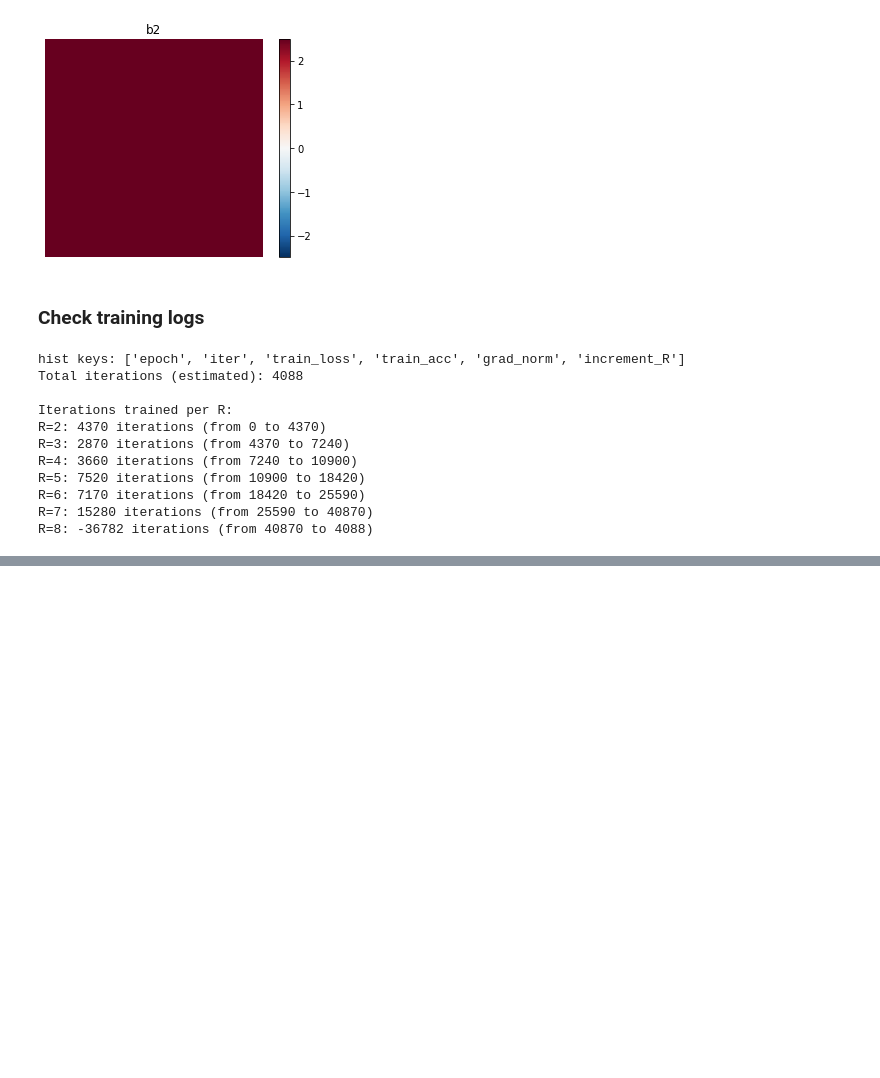
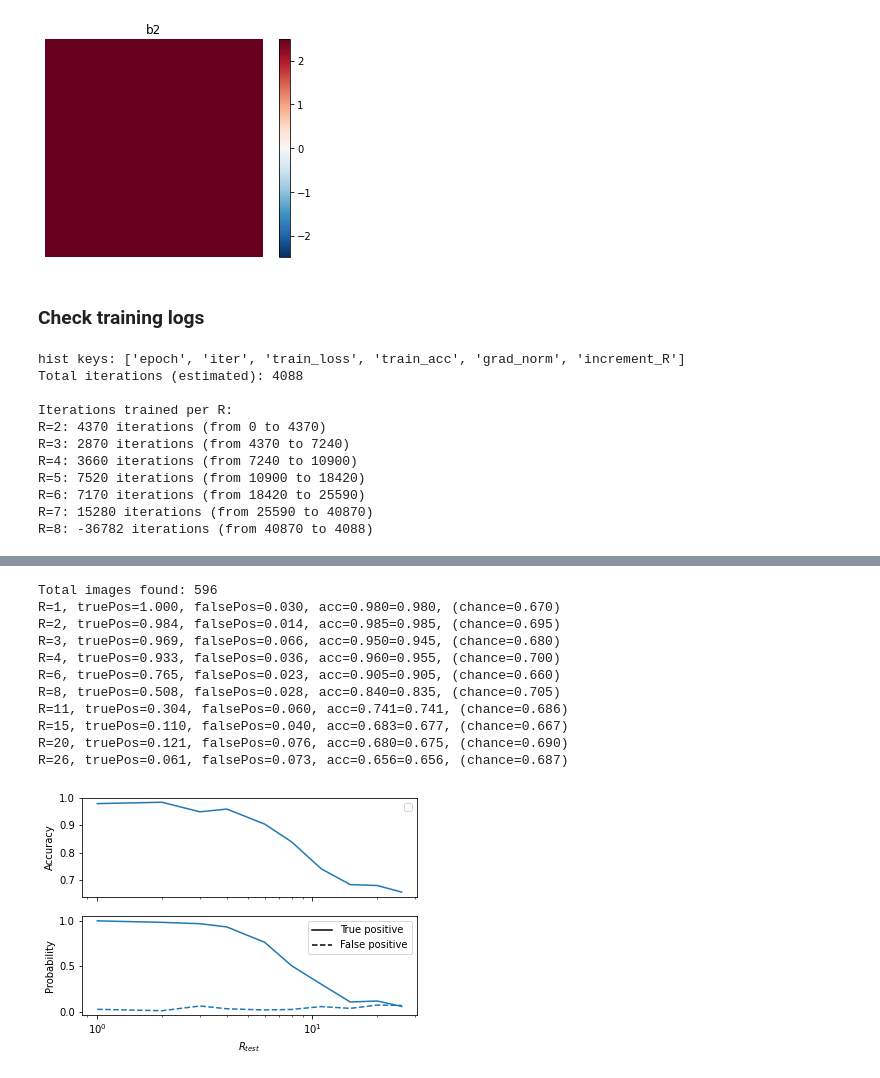
Before and after one commit to RaaghavM/hebbff, a Jupyter notebook: test_hebb_feature.ipynb, the cells around one changed output, grey strips where cells are left out. Saved outputs shown, nothing was run; the diff lists cells and outputs as text; code cells hidden in the pictures; blank space fills up the shorter version.

```diff
--- a/test_hebb_feature.ipynb
+++ b/test_hebb_feature.ipynb
@@ -296,0 +300,80 @@ R=8: -36782 iterations (from 40870 to 4088)
+# %%
+from data import GenRecogClassifyData_AD_Precompute
+import math
+
+IMAGE_DIR = "/home/raaghav/hebbff/Images/Stimuli"
+save_fig_file = "results/gen_plot_feature_and_hebbff_augment_rutis.png"
+base_bank = "precomputed_embeddings/base_bank/rutis_base.npy"
+aug_bank = "precomputed_embeddings/aug_bank/rutis_aug.npy"
+
+
+# Parameters
+Nx = 512  # Raw image feature dimension (from ResNet output)
+d = 128    # Compressed feature dimension
+Nh = 32   # Hidden Hebbian layer size
+Ny = 1    # Output dimension (recognition task)
+
+# Train parameters
+pretrained = "/home/raaghav/hebbff/results/tensor_board_logs_no_freeze_augment_rutis/results/HebbFeature_no_freeze_augment_rutis_(4).pkl"
+Tmul = 20
+Tmin = 200
+P = 0.5 # Probability of repeat
+P2 = 0 # Always do augmentation
+noMultiRep = True
+increment = 'plus1'
+R0 = 2
+Rf = float('inf') # No upper limit on R during training
+# itersToQuit = 2*10**6
+itersToQuit = 20000
+accuracyStopThres = 4.9 # Stop training if average accuracy over last 5 epochs exceeds this threshold
+
+net = HebbFeatureLayer(init=[d, Nh, Ny], Nx=Nx)
+net.load(pretrained)
+
+images_paths = []
+for root, dirs, files in os.walk(IMAGE_DIR):
+    for file in files:
+        if file.lower().endswith(('.png', '.jpg', '.jpeg', '.gif', '.bmp')):
+            images_paths.append(os.path.join(root, file))
+
+print(f"Total images found: {len(images_paths)}")
+
+generator = GenRecogClassifyData_AD_Precompute(image_paths=images_paths, device="cpu", base_bank_npy=base_bank, aug_bank_npy=aug_bank)
+
+def generate_recog_data_batch(T,d,R,P,P2,multiRep,batchSize,**kwargs):
+    x,y = generator(T, R, P, P2, batchSize, multiRep).tensors
+    return TensorDataset(x, y[..., 0:1])
+
+gen_data = lambda R: generate_recog_data_batch(T=min(max(Tmin, R*Tmul), len(images_paths)),
+                                                   d=d,
+                                                   R=R,
+                                                   P=P,
+                                                   P2=P2,
+                                                   softLabels=False,
+                                                   interleave=True,
+                                                   multiRep=(not noMultiRep),
+                                                   batchSize=None,
+                                                   xDataVals='+-')
+if increment.startswith('plus'):
+    n = int(increment[4:])
+    increment = lambda R: R+n
+elif increment.startswith('times'):
+    n = float(increment[5:])
+    increment = lambda R: int(math.ceil(R*n))
+
+testR, testAcc, truePosRate, falsePosRate = get_recog_positive_rates(net, gen_data)
+fig, ax = plot_generalization(testR, testAcc, truePosRate, falsePosRate)
+fig.savefig(save_fig_file, dpi=200, bbox_inches="tight")
+# %% [output]
+Total images found: 596
+R=1, truePos=1.000, falsePos=0.030, acc=0.980=0.980, (chance=0.670)
+R=2, truePos=0.984, falsePos=0.014, acc=0.985=0.985, (chance=0.695)
+R=3, truePos=0.969, falsePos=0.066, acc=0.950=0.945, (chance=0.680)
+R=4, truePos=0.933, falsePos=0.036, acc=0.960=0.955, (chance=0.700)
+R=6, truePos=0.765, falsePos=0.023, acc=0.905=0.905, (chance=0.660)
+R=8, truePos=0.508, falsePos=0.028, acc=0.840=0.835, (chance=0.705)
+R=11, truePos=0.304, falsePos=0.060, acc=0.741=0.741, (chance=0.686)
+R=15, truePos=0.110, falsePos=0.040, acc=0.683=0.677, (chance=0.667)
+R=20, truePos=0.121, falsePos=0.076, acc=0.680=0.675, (chance=0.690)
+R=26, truePos=0.061, falsePos=0.073, acc=0.656=0.656, (chance=0.687)
+[figure, added]
```
Also changed, not shown: parts of 5 cells of this notebook, 7 other files.
